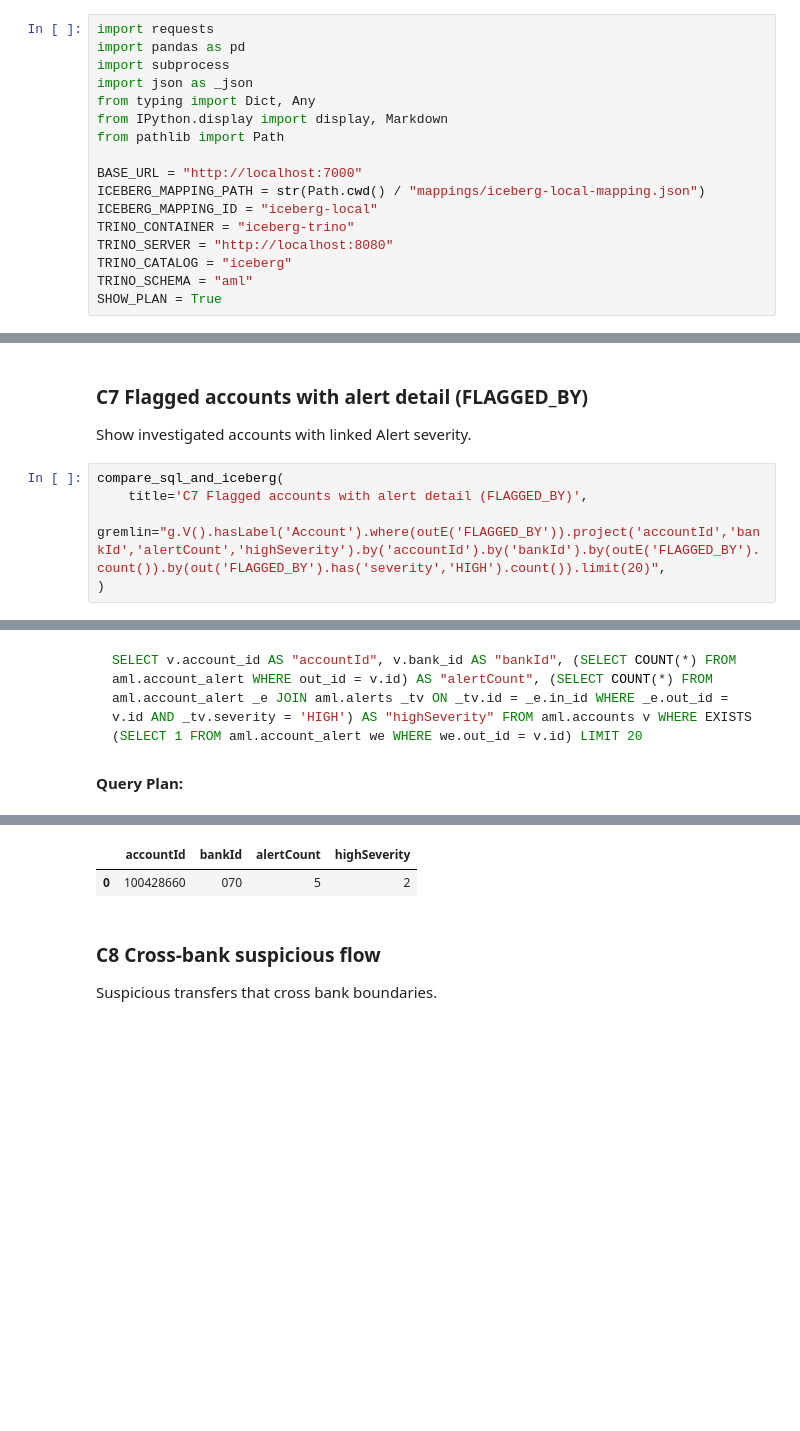
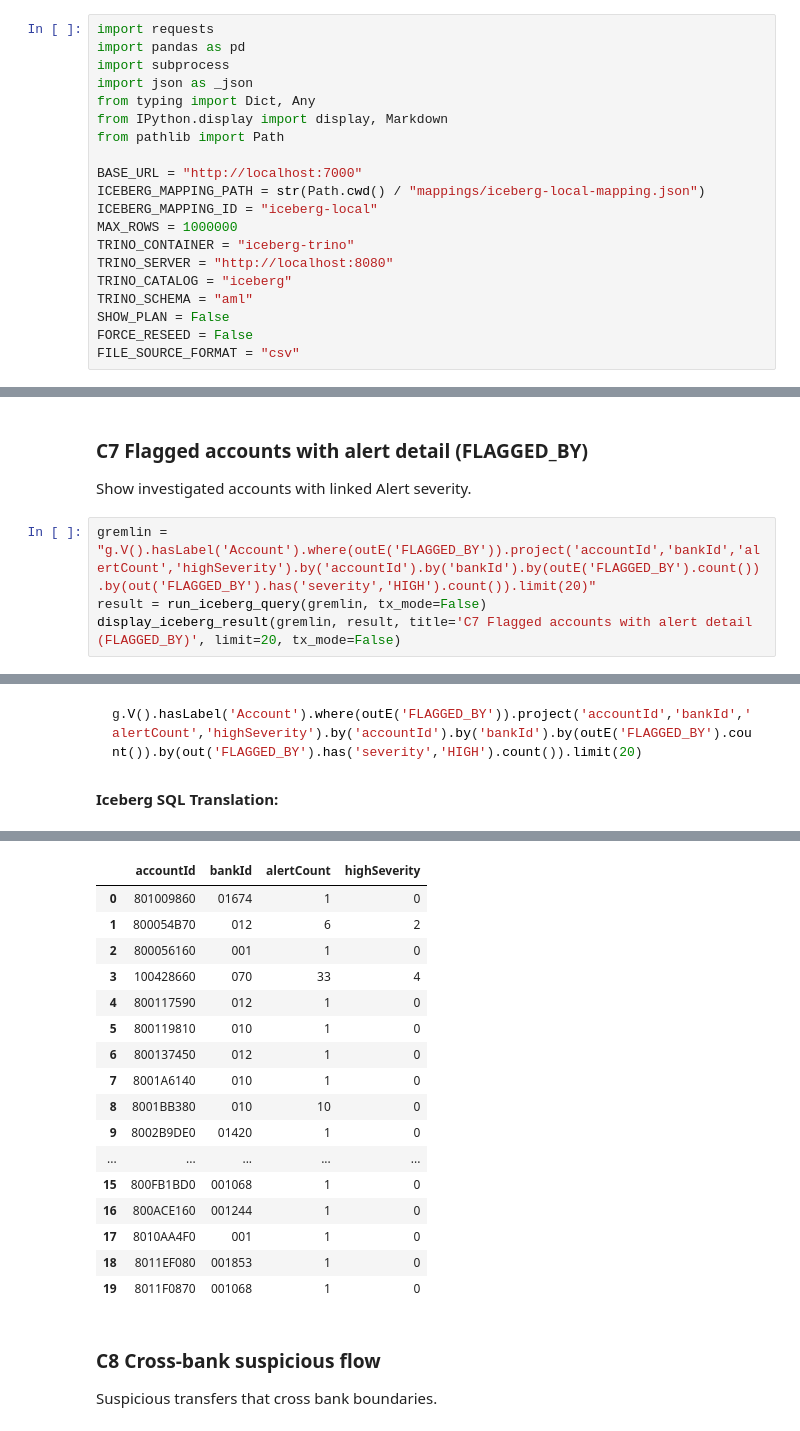
Before and after one commit to vaijosh/graph-query-engine, a Jupyter notebook: aml_iceberg_queries.ipynb, the cells around one changed output, grey strips where cells are left out. Drawn from its saved outputs; the diff is of its cells as text; blank space fills up the shorter version.

````diff
--- a/aml_iceberg_queries.ipynb
+++ b/aml_iceberg_queries.ipynb
@@ -84,11 +105,14 @@ from pathlib import Path
 BASE_URL = "http://localhost:7000"
 ICEBERG_MAPPING_PATH = str(Path.cwd() / "mappings/iceberg-local-mapping.json")
 ICEBERG_MAPPING_ID = "iceberg-local"
+MAX_ROWS = 1000000
 TRINO_CONTAINER = "iceberg-trino"
 TRINO_SERVER = "http://localhost:8080"
 TRINO_CATALOG = "iceberg"
 TRINO_SCHEMA = "aml"
-SHOW_PLAN = True
+SHOW_PLAN = False
+FORCE_RESEED = False
+FILE_SOURCE_FORMAT = "csv"
 # %%
 def get_sql_explain(gremlin_query: str) -> Dict[str, Any]:
     try:
@@ -943,9 +932,8 @@ SELECT v.account_id AS "accountId", v.bank_id AS "bankId", v.risk_score AS "risk
 
 Show investigated accounts with linked Alert severity.
 # %%
-compare_sql_and_iceberg(
-    title='C7 Flagged accounts with alert detail (FLAGGED_BY)',
-    gremlin="g.V().hasLabel('Account').where(outE('FLAGGED_BY')).project('accountId','bankId','alertCount','highSeverity').by('accountId').by('bankId').by(outE('FLAGGED_BY').count()).by(out('FLAGGED_BY').has('severity','HIGH').count()).limit(20)",
-)
+gremlin = "g.V().hasLabel('Account').where(outE('FLAGGED_BY')).project('accountId','bankId','alertCount','highSeverity').by('accountId').by('bankId').by(outE('FLAGGED_BY').count()).by(out('FLAGGED_BY').has('severity','HIGH').count()).limit(20)"
+result = run_iceberg_query(gremlin, tx_mode=False)
+display_iceberg_result(gremlin, result, title='C7 Flagged accounts with alert detail (FLAGGED_BY)', limit=20, tx_mode=False)
 # %% [output]
 ### C7 Flagged accounts with alert detail (FLAGGED_BY)
@@ -953,4 +941,4 @@ compare_sql_and_iceberg(
-```sql
-SELECT v.account_id AS "accountId", v.bank_id AS "bankId", (SELECT COUNT(*) FROM aml.account_alert WHERE out_id = v.id) AS "alertCount", (SELECT COUNT(*) FROM aml.account_alert _e JOIN aml.alerts _tv ON _tv.id = _e.in_id WHERE _e.out_id = v.id AND _tv.severity = 'HIGH') AS "highSeverity" FROM aml.accounts v WHERE EXISTS (SELECT 1 FROM aml.account_alert we WHERE we.out_id = v.id) LIMIT 20
+```groovy
+g.V().hasLabel('Account').where(outE('FLAGGED_BY')).project('accountId','bankId','alertCount','highSeverity').by('accountId').by('bankId').by(outE('FLAGGED_BY').count()).by(out('FLAGGED_BY').has('severity','HIGH').count()).limit(20)
 ```
-**Query Plan:**
+**Iceberg SQL Translation:**
@@ -992,6 +947,21 @@ SELECT v.account_id AS "accountId", v.bank_id AS "bankId", (SELECT COUNT(*) FROM
 ```
 |  | accountId | bankId | alertCount | highSeverity |
-| 0 | 100428660 | 070 | 5 | 2 |
+| 0 | 801009860 | 01674 | 1 | 0 |
+| 1 | 800054B70 | 012 | 6 | 2 |
+| 2 | 800056160 | 001 | 1 | 0 |
+| 3 | 100428660 | 070 | 33 | 4 |
+| 4 | 800117590 | 012 | 1 | 0 |
+| 5 | 800119810 | 010 | 1 | 0 |
+| 6 | 800137450 | 012 | 1 | 0 |
+| 7 | 8001A6140 | 010 | 1 | 0 |
+| 8 | 8001BB380 | 010 | 10 | 0 |
+| 9 | 8002B9DE0 | 01420 | 1 | 0 |
+| ... | ... | ... | ... | ... |
+| 15 | 800FB1BD0 | 001068 | 1 | 0 |
+| 16 | 800ACE160 | 001244 | 1 | 0 |
+| 17 | 8010AA4F0 | 001 | 1 | 0 |
+| 18 | 8011EF080 | 001853 | 1 | 0 |
+| 19 | 8011F0870 | 001068 | 1 | 0 |
 # %% [markdown]
 ### C8 Cross-bank suspicious flow
 
````
Also changed, not shown: parts of 32 cells of this notebook, 18 other files.
